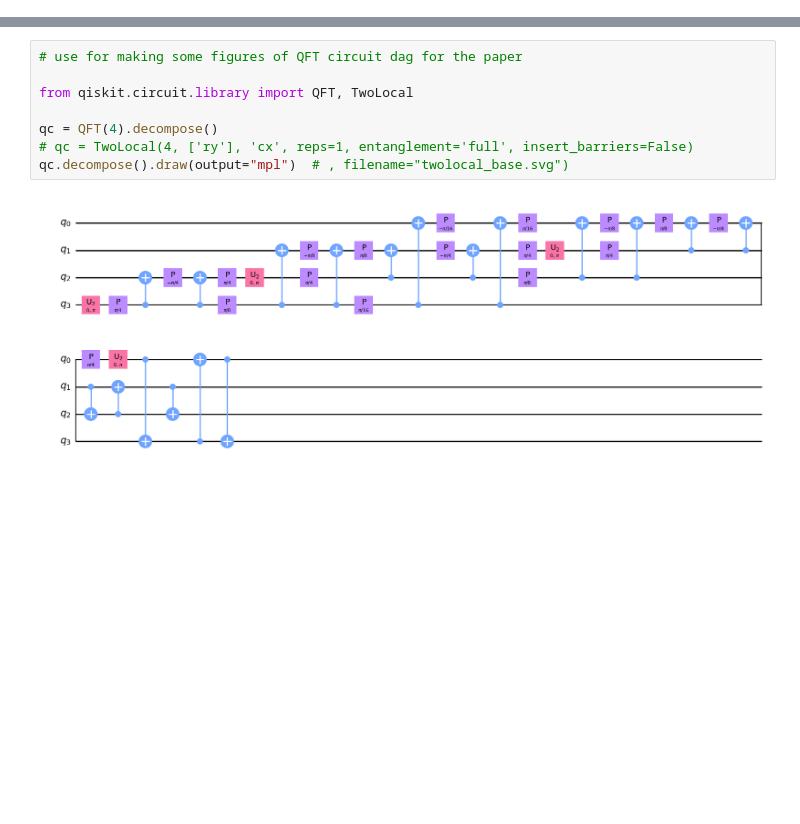
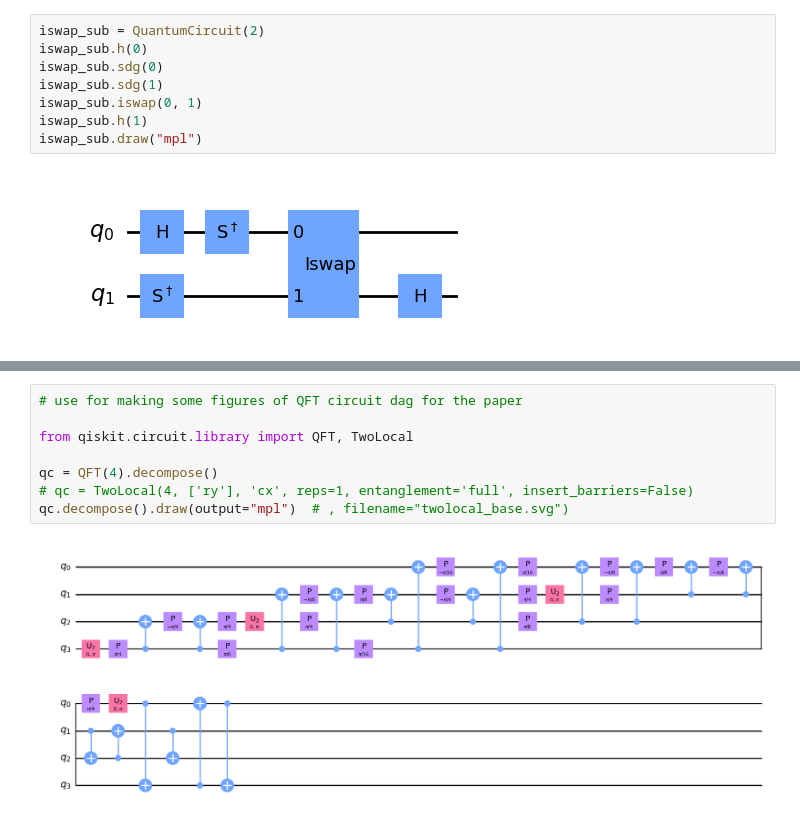
Before and after one commit to Pitt-JonesLab/mirror-gates, a Jupyter notebook: src/notebooks/circuit_dag.ipynb, the cells around one changed output, grey strips where cells are left out. Drawn from its saved outputs; the diff is of its cells as text; blank space fills up the shorter version.

```diff
--- a/src/notebooks/circuit_dag.ipynb
+++ b/src/notebooks/circuit_dag.ipynb
@@ -0,0 +13,10 @@
+# %%
+iswap_sub = QuantumCircuit(2)
+iswap_sub.h(0)
+iswap_sub.sdg(0)
+iswap_sub.sdg(1)
+iswap_sub.iswap(0, 1)
+iswap_sub.h(1)
+iswap_sub.draw("mpl")
+# %% [output]
+[figure, added]
```
Also changed, not shown: parts of 14 cells of this notebook, 17 other files.
